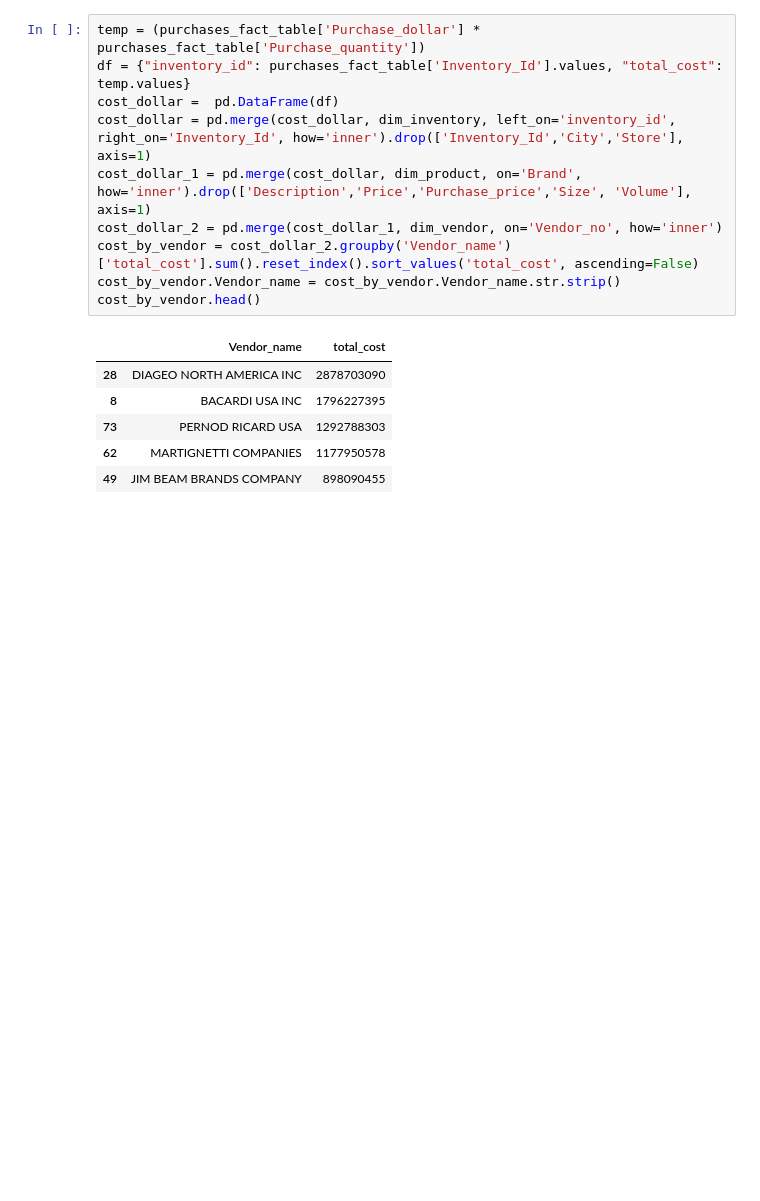
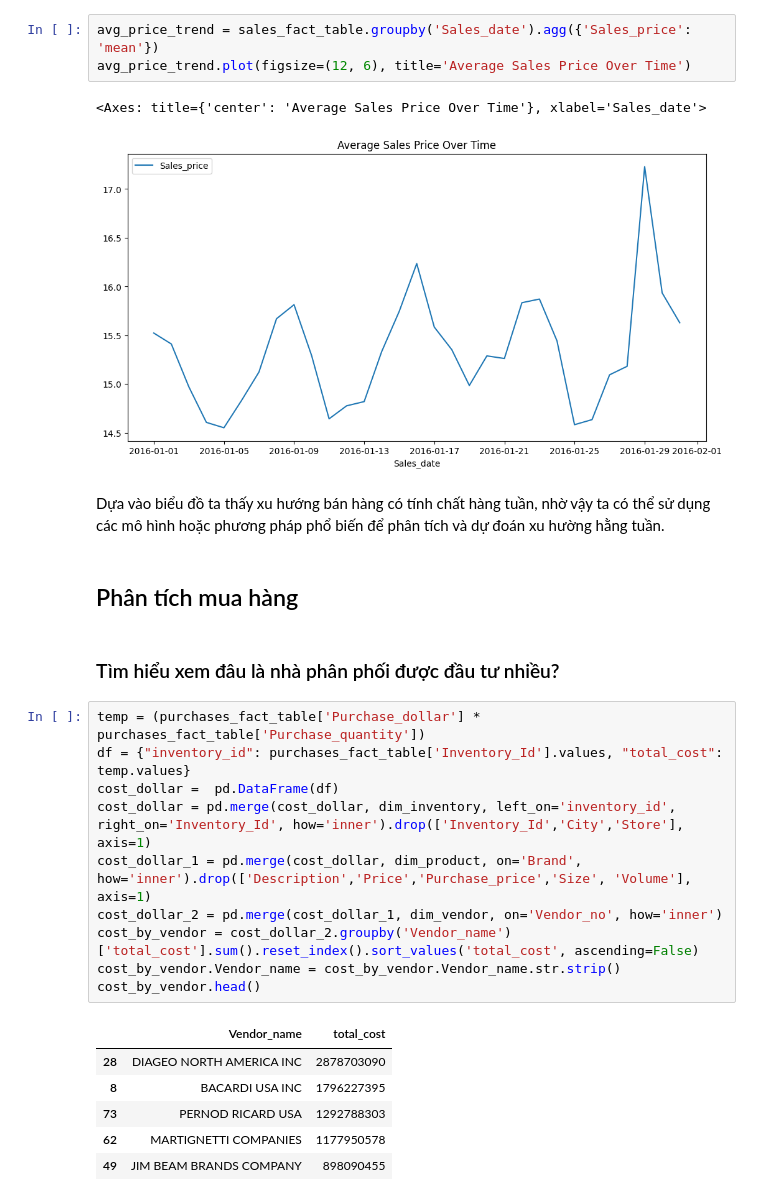
Before and after one commit to huynhat0207/data-analysis-project, a Jupyter notebook: visualize.ipynb, the cells around one changed output. Cells and saved outputs as stored; diff of their text form; blank space fills up the shorter version.

```diff
--- a/visualize.ipynb
+++ b/visualize.ipynb
@@ -42,3 +88,16 @@ OK
+# %%
+avg_price_trend = sales_fact_table.groupby('Sales_date').agg({'Sales_price': 'mean'})
+avg_price_trend.plot(figsize=(12, 6), title='Average Sales Price Over Time')
+# %% [output]
+<Axes: title={'center': 'Average Sales Price Over Time'}, xlabel='Sales_date'>
+[figure, added]
+# %% [markdown]
+
+Dựa vào biểu đồ ta thấy xu hướng bán hàng có tính chất hàng tuần, nhờ vậy ta có thể sử dụng các mô hình hoặc phương pháp phổ biến để phân tích và dự đoán xu hường hằng tuần.
+# %% [markdown]
+## Phân tích mua hàng
+# %% [markdown]
+### Tìm hiểu xem đâu là nhà phân phối được đầu tư nhiều?
 # %%
 temp = (purchases_fact_table['Purchase_dollar'] * purchases_fact_table['Purchase_quantity'])
 df = {"inventory_id": purchases_fact_table['Inventory_Id'].values, "total_cost": temp.values}
```
Also changed, not shown: parts of 21 cells of this notebook, 1 other file.
